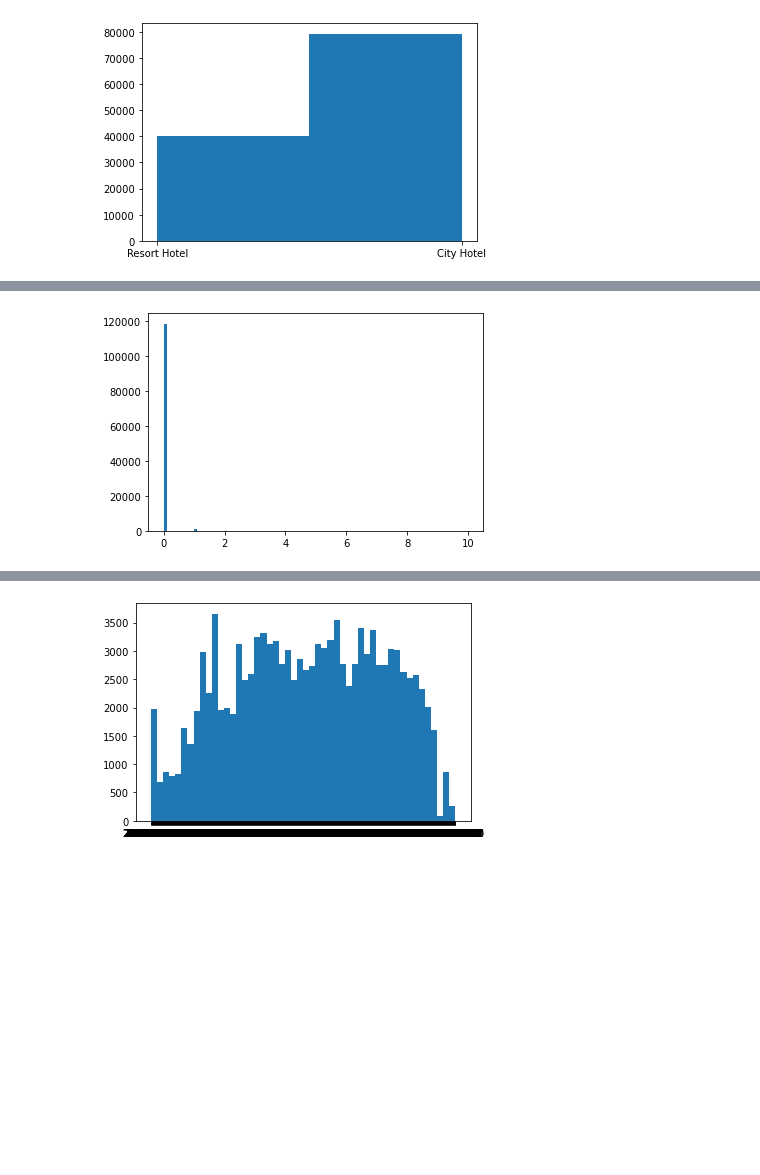
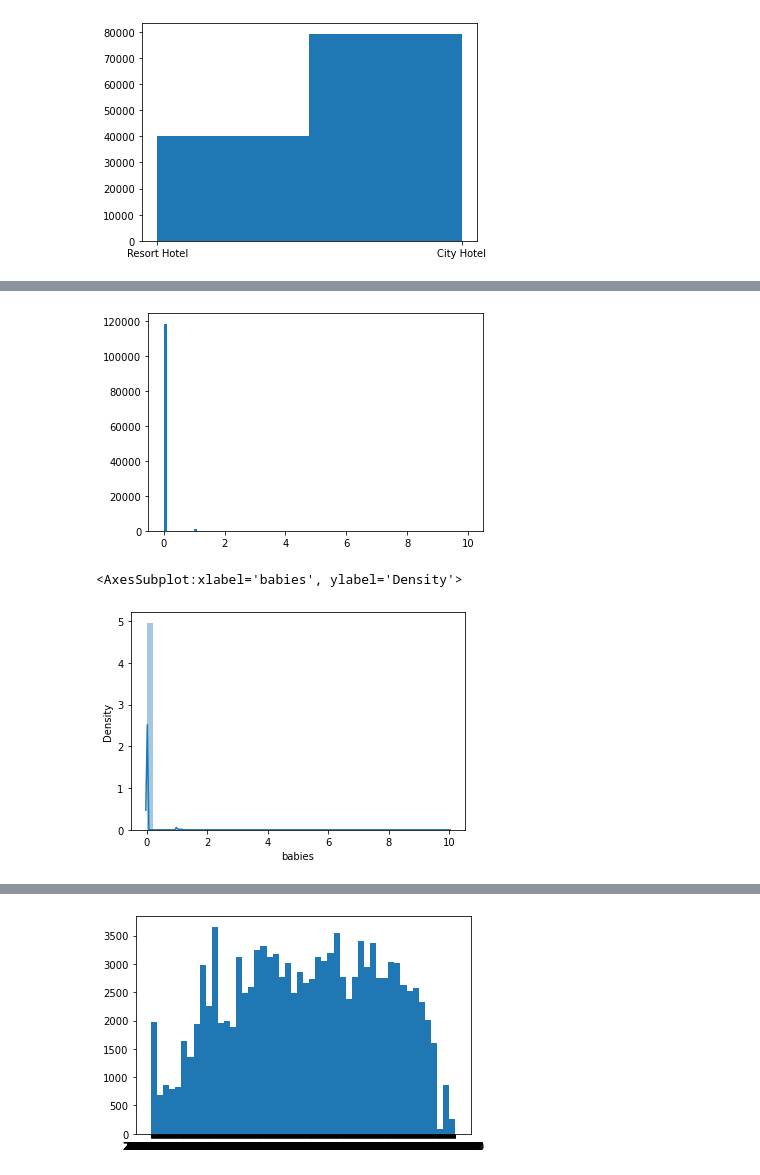
Before and after one commit to fagnercandido/booking_social_network, a Jupyter notebook: Booking_Analyses.ipynb, the cells around one changed output, grey strips where cells are left out. Cells and saved outputs as stored; diff of their text form; code cells hidden in the pictures; blank space fills up the shorter version.

```diff
--- a/Booking_Analyses.ipynb
+++ b/Booking_Analyses.ipynb
@@ -36,6 +127,17 @@ plt.show()
 # %%
+distribution_frequences_babies = pd.DataFrame(
+    {'Frequence': get_frequences_by_column(dataframe, 'babies', class_number),
+     'Porcentage (%)': get_percentage_by_column(dataframe, 'babies', class_number)}
+)
+distribution_frequences_babies.rename_axis('Babies', axis= 'columns', inplace = True)
+distribution_frequences_babies
+
 plt.hist(dataframe["babies"], bins=100)
 plt.show()
+
+sns.distplot(dataframe["babies"])
 # %% [output]
 [figure]
+<AxesSubplot:xlabel='babies', ylabel='Density'>
+[figure, added]
 # %%
```
Also changed, not shown: parts of 12 cells of this notebook.
